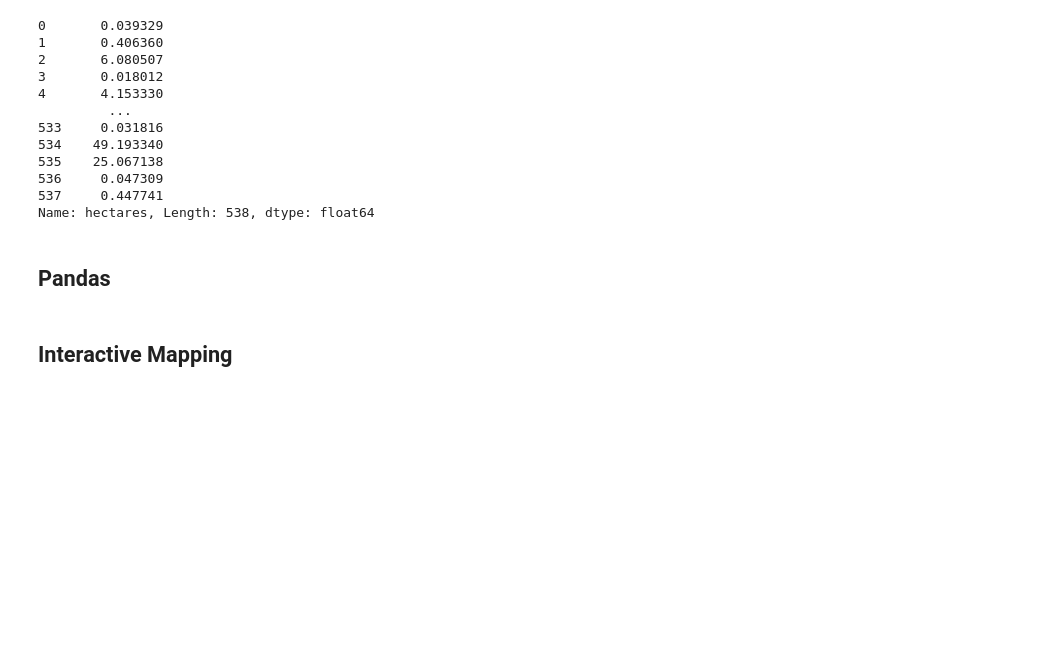
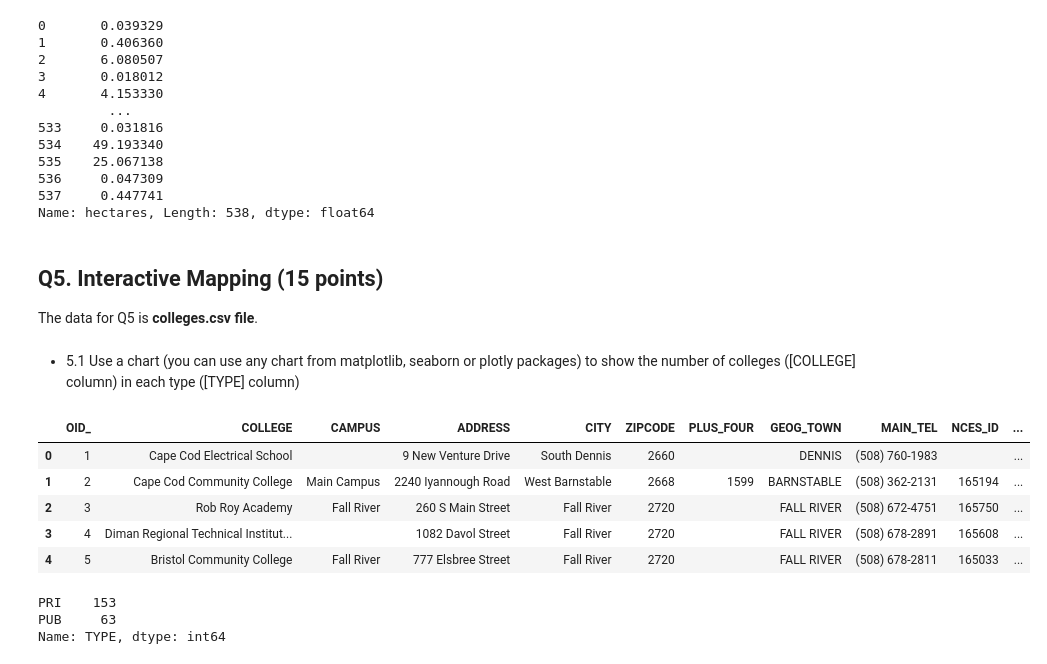
Before and after one commit to gisynw/ssj-302, a Jupyter notebook: docs/Labs/midterm/Fall2024_midterm.ipynb, the cells around one changed output. Drawn from its saved outputs; the diff is of its cells as text; code cells hidden in the pictures; blank space fills up the shorter version.

```diff
--- a/docs/Labs/midterm/Fall2024_midterm.ipynb
+++ b/docs/Labs/midterm/Fall2024_midterm.ipynb
@@ -174,7 +198,25 @@ print(openspace['hectares'])
 536     0.047309
 537     0.447741
 Name: hectares, Length: 538, dtype: float64
-# %% [markdown]
-## Pandas
-# %% [markdown]
-## Interactive Mapping
+# %% [markdown]
+## Q5. Interactive Mapping (15 points)
+The data for Q5 is **colleges.csv file**.
+# %% [markdown]
+- 5.1 Use a chart (you can use any chart from matplotlib, seaborn or plotly packages) to show the number of colleges ([COLLEGE] column) in each type ([TYPE] column)
+# %%
+colleges = pd.read_csv('colleges03.csv')
+colleges.head(5)
+# %% [output]
+|  | OID_ | COLLEGE | CAMPUS | ADDRESS | CITY | ZIPCODE | PLUS_FOUR | GEOG_TOWN | MAIN_TEL | NCES_ID | ... |
+| 0 | 1 | Cape Cod Electrical School |  | 9 New Venture Drive | South Dennis | 2660 |  | DENNIS | (508) 760-1983 |  | ... |
+| 1 | 2 | Cape Cod Community College | Main Campus | 2240 Iyannough Road | West Barnstable | 2668 | 1599 | BARNSTABLE | (508) 362-2131 | 165194 | ... |
+| 2 | 3 | Rob Roy Academy | Fall River | 260 S Main Street | Fall River | 2720 |  | FALL RIVER | (508) 672-4751 | 165750 | ... |
+| 3 | 4 | Diman Regional Technical Institut... |  | 1082 Davol Street | Fall River | 2720 |  | FALL RIVER | (508) 678-2891 | 165608 | ... |
+| 4 | 5 | Bristol Community College | Fall River | 777 Elsbree Street | Fall River | 2720 |  | FALL RIVER | (508) 678-2811 | 165033 | ... |
+# %%
+rst = colleges.TYPE.value_counts()
+rst
+# %% [output]
+PRI    153
+PUB     63
+Name: TYPE, dtype: int64
```
Also changed, not shown: parts of 22 cells of this notebook, 3 other files.
